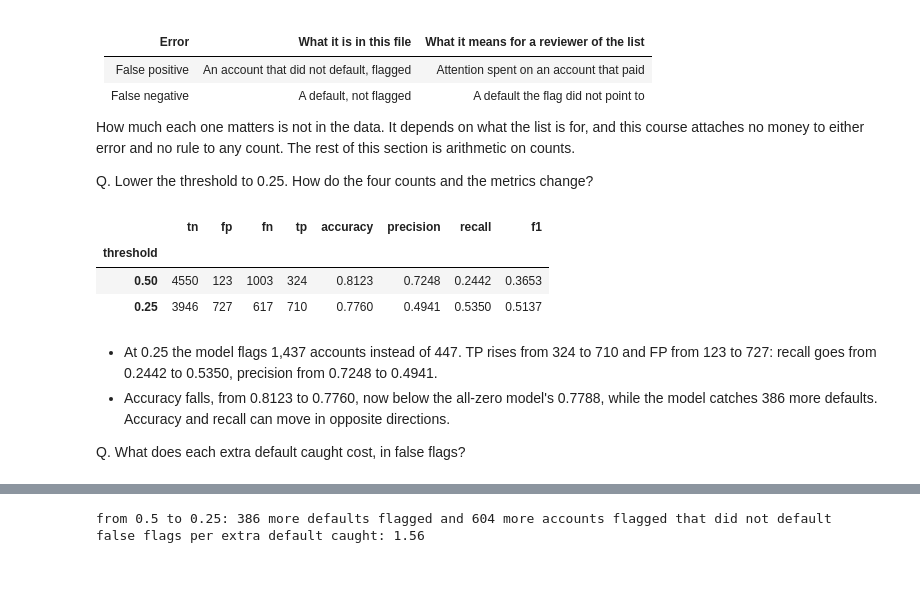
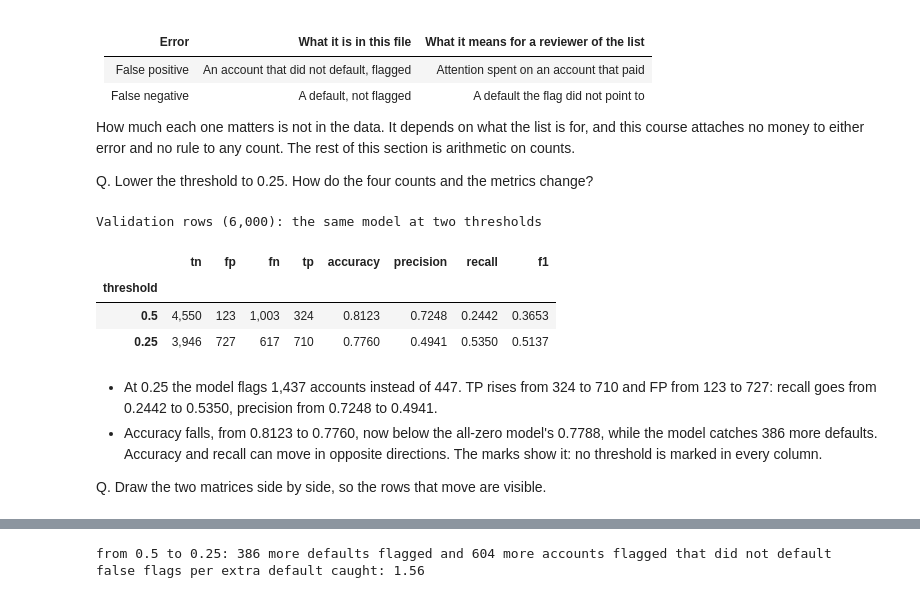
Before and after one commit to lenamonj/python-fixed-income, a Jupyter notebook: course4_machine_learning/week2/day2/07_confusion_matrix_precision_and_recall.ipynb, the cells around one changed output, grey strips where cells are left out. Cells and saved outputs as stored; diff of their text form; code cells hidden in the pictures.

```diff
--- a/course4_machine_learning/week2/day2/07_confusion_matrix_precision_and_recall.ipynb
+++ b/course4_machine_learning/week2/day2/07_confusion_matrix_precision_and_recall.ipynb
@@ -1204,18 +1621,22 @@ Q. Lower the threshold to 0.25. How do the four counts and the metrics change?
 # %%
 rows = []
 for threshold in [0.5, 0.25]:
     # flagged at threshold t: probability at least t
     flags = (proba_valid >= threshold).astype(int)
     rows.append({"threshold": threshold, **mlkit.confusion_counts(y_valid, flags), **mlkit.classification_metrics(y_valid, flags)})
 by_threshold = pd.DataFrame(rows).set_index("threshold")
-by_threshold.round(4)
+
+# counts with thousands separators, metrics to 4 decimals, the higher metric of the two thresholds marked
+plotkit.styled(by_threshold, ["accuracy", "precision", "recall", "f1"],
+               "Validation rows (6,000): the same model at two thresholds", fmt="{:.4f}")
 # %% [output]
+Validation rows (6,000): the same model at two thresholds
 |  | tn | fp | fn | tp | accuracy | precision | recall | f1 |
 | threshold |  |  |  |  |  |  |  |  |
-| 0.50 | 4550 | 123 | 1003 | 324 | 0.8123 | 0.7248 | 0.2442 | 0.3653 |
-| 0.25 | 3946 | 727 | 617 | 710 | 0.7760 | 0.4941 | 0.5350 | 0.5137 |
+| 0.5 | 4,550 | 123 | 1,003 | 324 | 0.8123 | 0.7248 | 0.2442 | 0.3653 |
+| 0.25 | 3,946 | 727 | 617 | 710 | 0.7760 | 0.4941 | 0.5350 | 0.5137 |
 # %% [markdown]
 * At 0.25 the model flags 1,437 accounts instead of 447. TP rises from 324 to 710 and FP from 123 to 727: recall goes from 0.2442 to 0.5350, precision from 0.7248 to 0.4941.
-* Accuracy falls, from 0.8123 to 0.7760, now below the all-zero model's 0.7788, while the model catches 386 more defaults. Accuracy and recall can move in opposite directions.
+* Accuracy falls, from 0.8123 to 0.7760, now below the all-zero model's 0.7788, while the model catches 386 more defaults. Accuracy and recall can move in opposite directions. The marks show it: no threshold is marked in every column.
 
-Q. What does each extra default caught cost, in false flags?
+Q. Draw the two matrices side by side, so the rows that move are visible.
```
Also changed, not shown: parts of 34 cells of this notebook, 4 other files.
